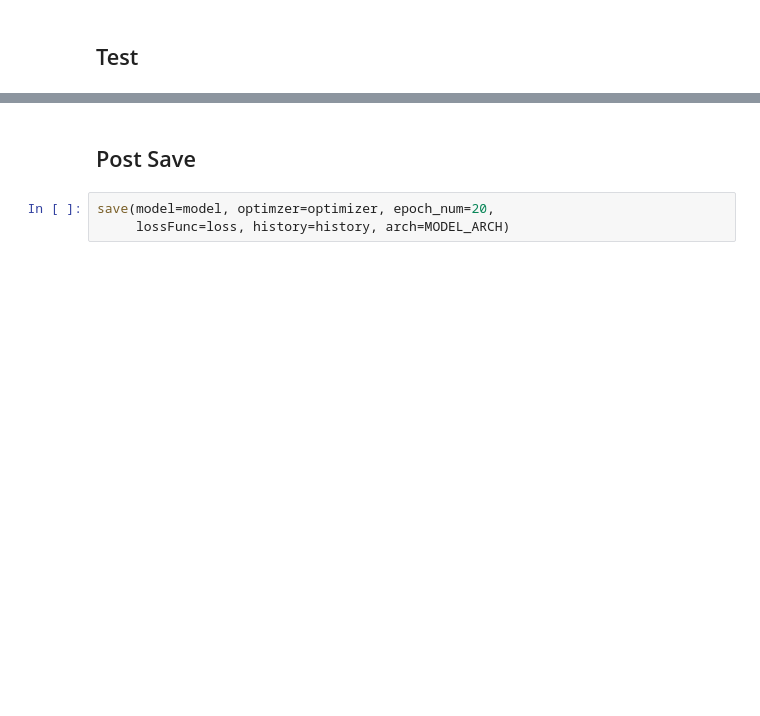
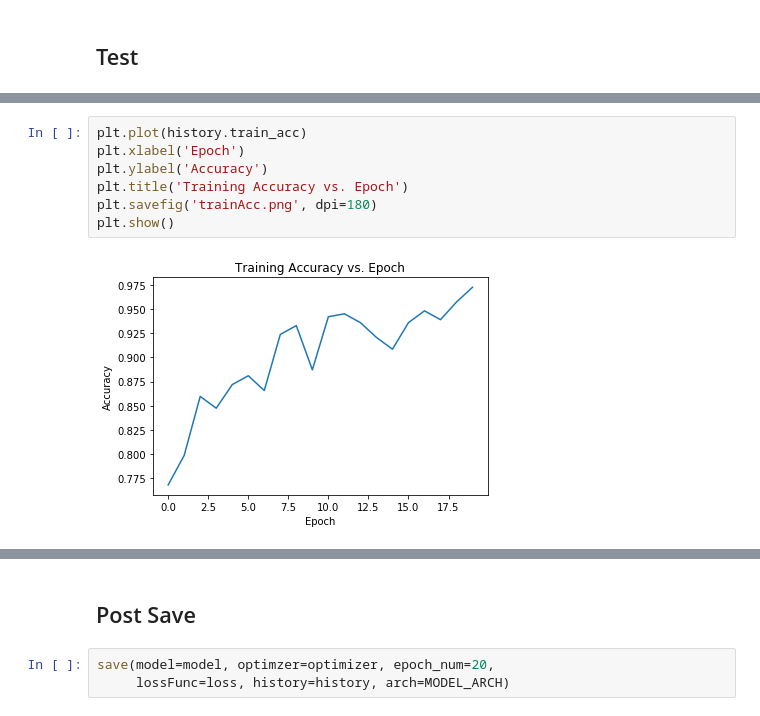
Before and after one commit to cSchubes/icbinbSpaceApps18, a Jupyter notebook: CNN/CNN.ipynb, the cells around one changed output, grey strips where cells are left out. Drawn from its saved outputs; the diff is of its cells as text; blank space fills up the shorter version.

```diff
--- a/CNN/CNN.ipynb
+++ b/CNN/CNN.ipynb
@@ -300,0 +356,9 @@ plt.plot(history.val_acc)
+# %%
+plt.plot(history.train_acc)
+plt.xlabel('Epoch')
+plt.ylabel('Accuracy')
+plt.title('Training Accuracy vs. Epoch')
+plt.savefig('trainAcc.png', dpi=180)
+plt.show()
+# %% [output]
+[figure, added]
```
Also changed, not shown: parts of 20 cells of this notebook, 21 other files.
